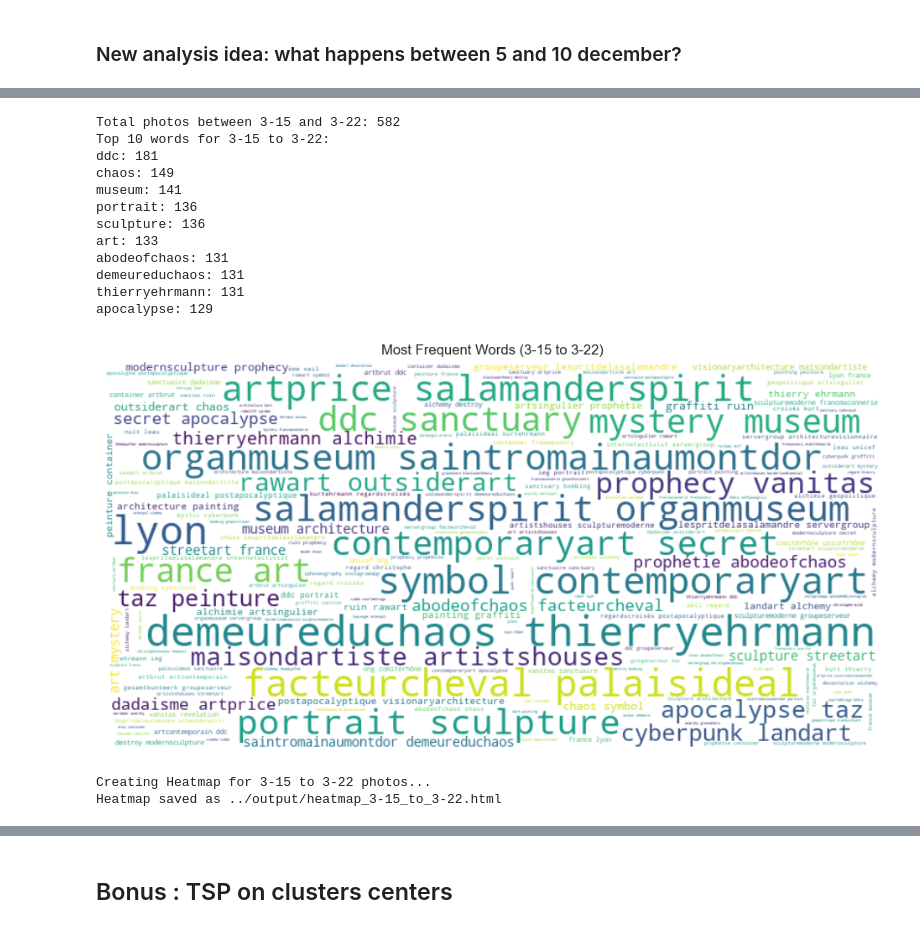
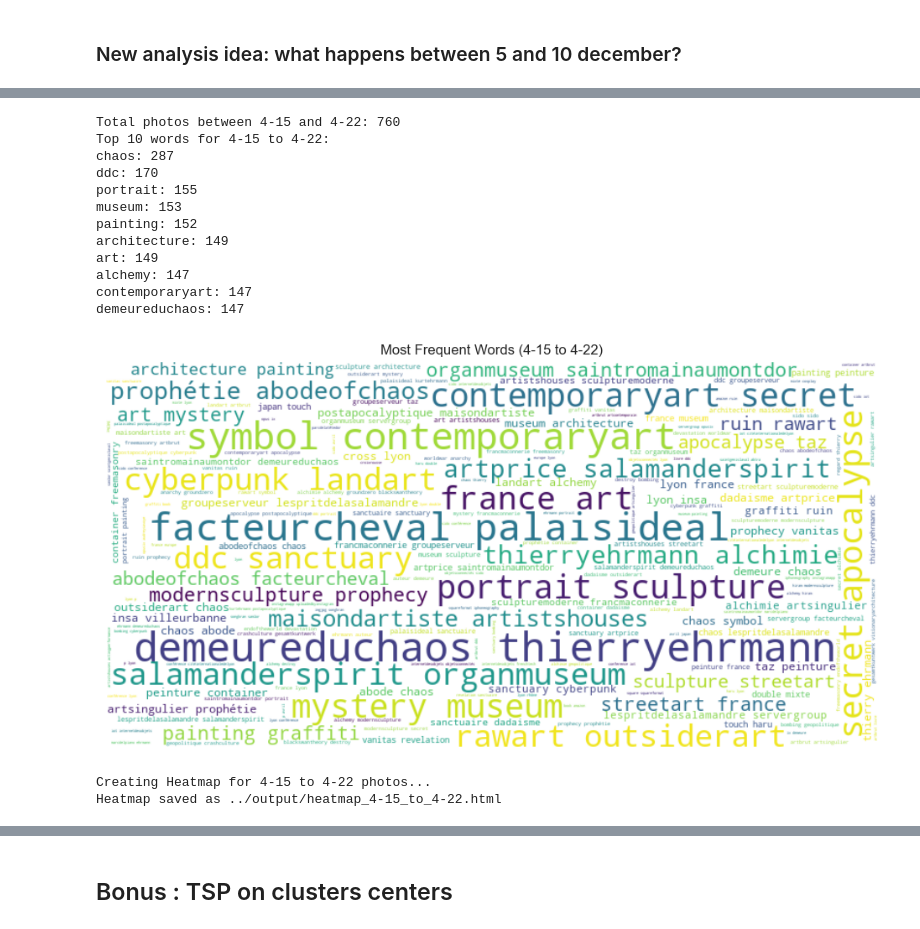
Before and after one commit to smnpp/hotspot-detection, a Jupyter notebook: notebooks/touristic-hotspot-lyon.ipynb, the cells around one changed output, grey strips where cells are left out. Drawn from its saved outputs; the diff is of its cells as text; code cells hidden in the pictures.

Commit message:
last output and notebook before submission

```diff
--- a/notebooks/touristic-hotspot-lyon.ipynb
+++ b/notebooks/touristic-hotspot-lyon.ipynb
@@ -909,47 +931,47 @@ def analyze_period(first_day, first_month, last_day, last_month):
     for word, count in sorted_words[:10]:
         print(f"{word}: {count}")
 
     wordcloud = WordCloud(width=800, height=400, background_color='white', colormap='viridis').generate(all_text)
 
     plt.figure(figsize=(12, 6))
     plt.imshow(wordcloud, interpolation="bilinear")
     plt.axis("off")
     plt.title(f"Most Frequent Words ({first_month}-{first_day} to {last_month}-{last_day})")
     plt.show()
 
 
 
     print(f"Creating Heatmap for {first_month}-{first_day} to {last_month}-{last_day} photos...")
     map_period = folium.Map(location=[45.75, 4.85], zoom_start=13)
     heat_data = df_period[['lat', 'long']].dropna().values.tolist()
     HeatMap(heat_data, radius=10, blur=15, max_zoom=1).add_to(map_period)
 
     map_file = f"../output/heatmap_{first_month}-{first_day}_to_{last_month}-{last_day}.html"
     map_period.save(map_file)
     print(f"Heatmap saved as {map_file}")
 
     webbrowser.open(f'file:///{os.path.abspath(map_file)}')
 
 
 first_day = 15
-first_month = 3
+first_month = 4
 last_day = 22
-last_month = 3
+last_month = 4
 
 analyze_period(first_day, first_month, last_day, last_month)
 # %% [output]
-Total photos between 3-15 and 3-22: 582
-Top 10 words for 3-15 to 3-22:
-ddc: 181
-chaos: 149
-museum: 141
-portrait: 136
-sculpture: 136
-art: 133
-abodeofchaos: 131
-demeureduchaos: 131
-thierryehrmann: 131
-apocalypse: 129
+Total photos between 4-15 and 4-22: 760
+Top 10 words for 4-15 to 4-22:
+chaos: 287
+ddc: 170
+portrait: 155
+museum: 153
+painting: 152
+architecture: 149
+art: 149
+alchemy: 147
+contemporaryart: 147
+demeureduchaos: 147
-[figure, old version]
+[figure, new version]
-Creating Heatmap for 3-15 to 3-22 photos...
-Heatmap saved as ../output/heatmap_3-15_to_3-22.html
+Creating Heatmap for 4-15 to 4-22 photos...
+Heatmap saved as ../output/heatmap_4-15_to_4-22.html
```
Also changed, not shown: parts of 22 cells of this notebook, 7 other files.
